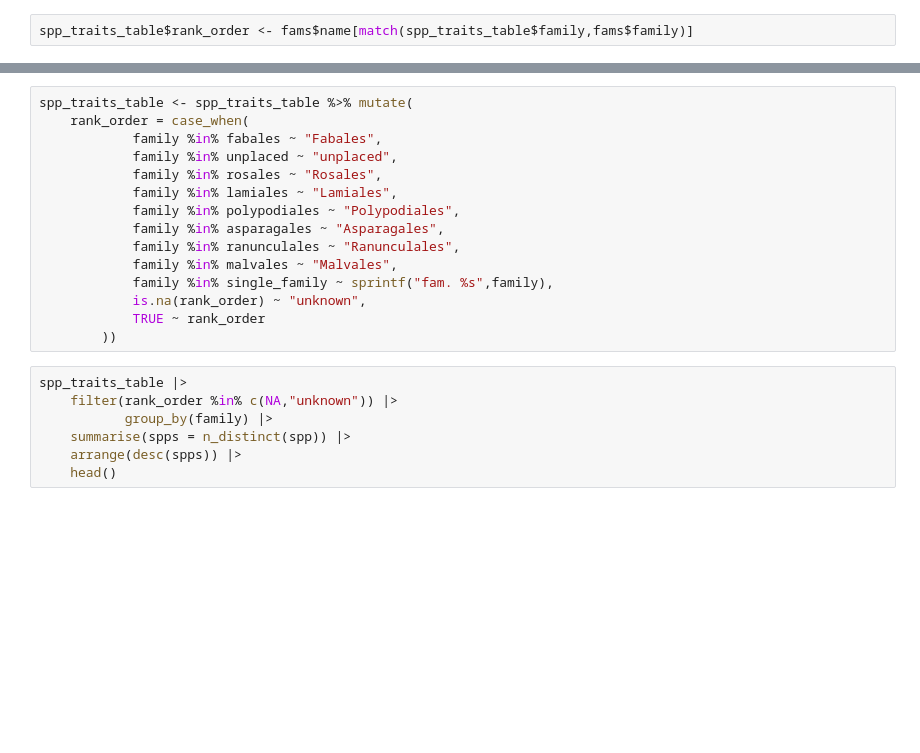
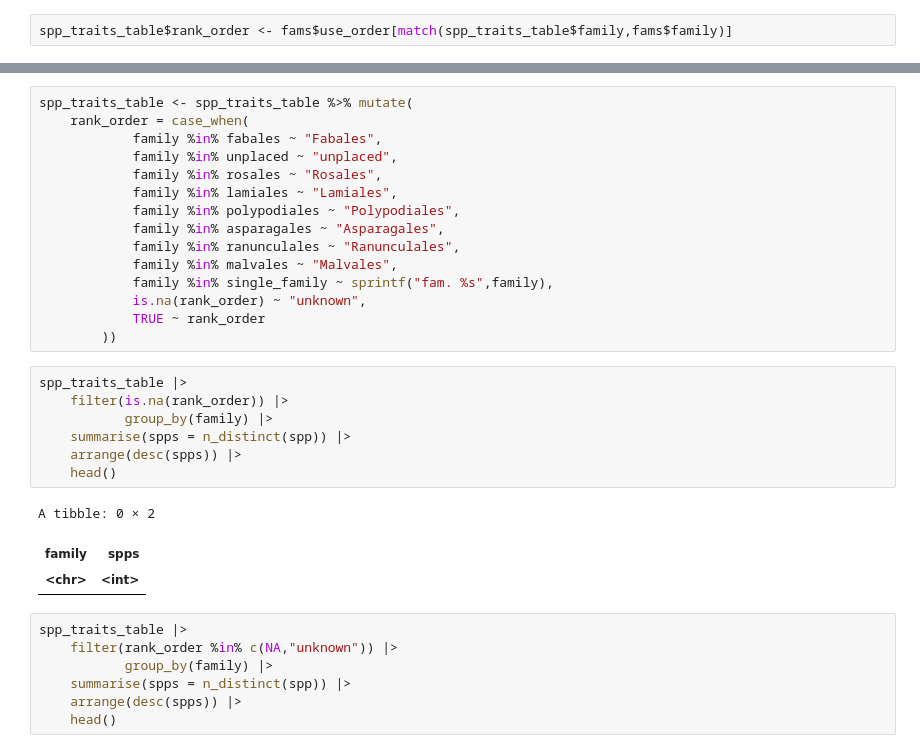
Before and after one commit to ces-unsw-edu-au/fireveg-db-exports, a Jupyter notebook: RDS-output/Read-table-traits-per-species.ipynb, the cells around one changed output, grey strips where cells are left out. Drawn from its saved outputs; the diff is of its cells as text; blank space fills up the shorter version.

```diff
--- a/RDS-output/Read-table-traits-per-species.ipynb
+++ b/RDS-output/Read-table-traits-per-species.ipynb
@@ -89,7 +154,7 @@ table(fams$rank)
 ### update table with taxonomy
 Add column with the plant order from the taxonomy:
 # %%
-spp_traits_table$rank_order <- fams$name[match(spp_traits_table$family,fams$family)]
+spp_traits_table$rank_order <- fams$use_order[match(spp_traits_table$family,fams$family)]
 # %%
 spp_traits_table |>
     filter(is.na(rank_order)) |>
@@ -132,6 +197,17 @@ spp_traits_table <- spp_traits_table %>% mutate(
             is.na(rank_order) ~ "unknown",
             TRUE ~ rank_order
         ))
+# %%
+spp_traits_table |>
+    filter(is.na(rank_order)) |>
+           group_by(family) |>
+    summarise(spps = n_distinct(spp)) |>
+    arrange(desc(spps)) |>
+    head()
+# %% [output]
+A tibble: 0 × 2
+| family | spps |
+| <chr> | <int> |
 # %%
 spp_traits_table |>
     filter(rank_order %in% c(NA,"unknown")) |>
```
Also changed, not shown: parts of 8 cells of this notebook, 3 other files.
